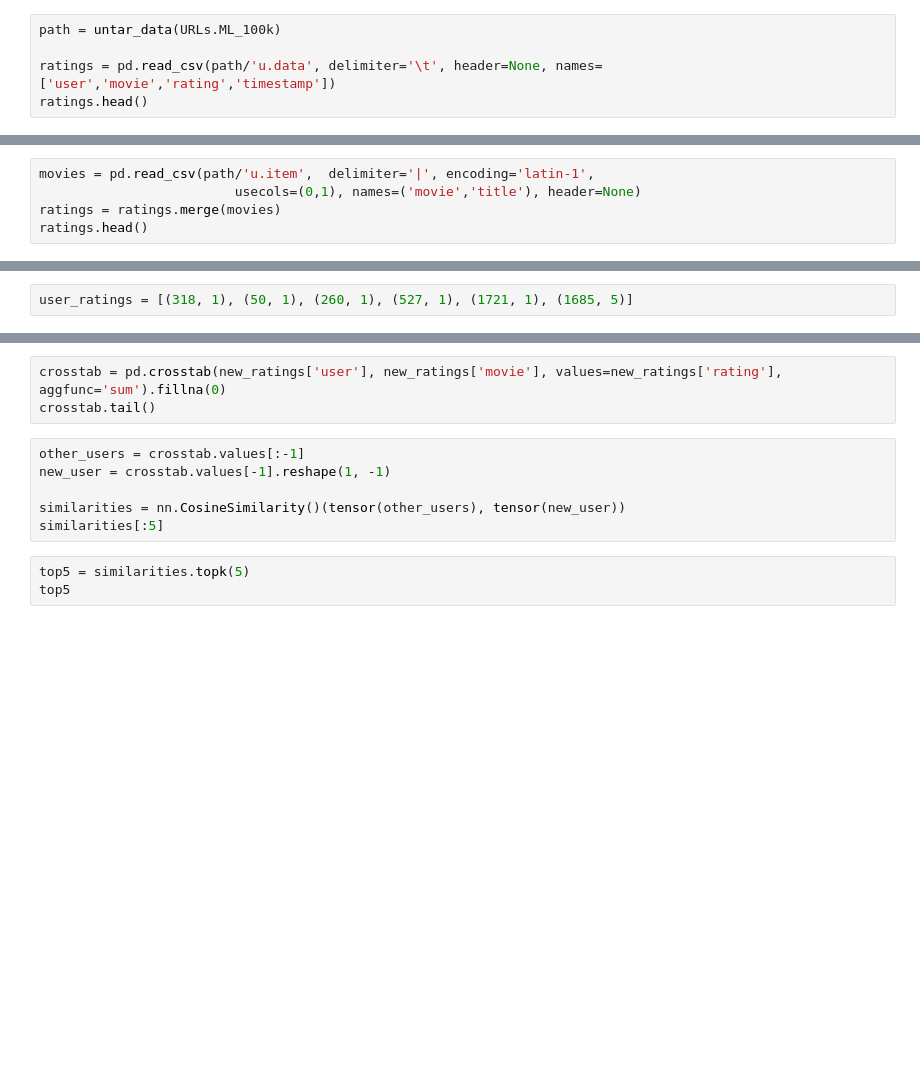
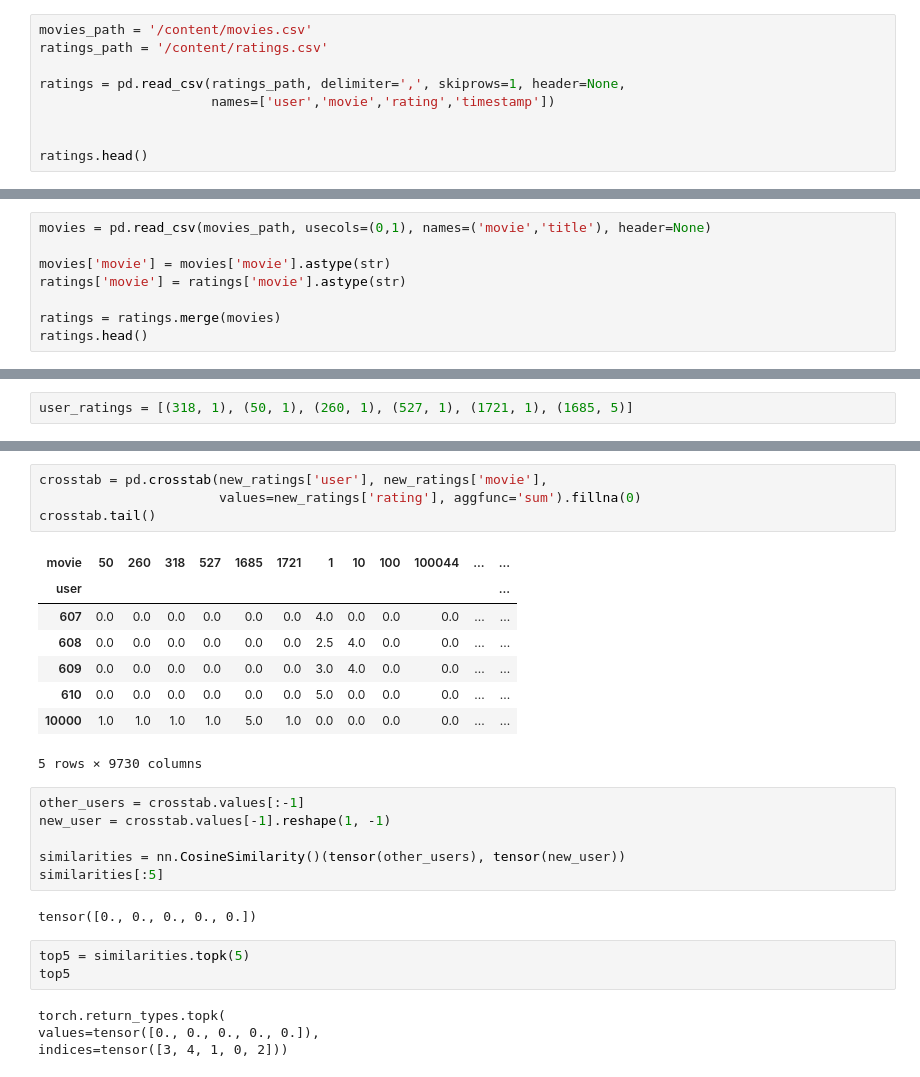
Before and after one commit to Teller501/movie-recommender, a Jupyter notebook: fastAPICollaborativeFiltering.ipynb, the cells around one changed output, grey strips where cells are left out. Drawn from its saved outputs; the diff is of its cells as text; blank space fills up the shorter version.

Commit message:
updated model to utilize correct movies

```diff
--- a/fastAPICollaborativeFiltering.ipynb
+++ b/fastAPICollaborativeFiltering.ipynb
@@ -2,7 +2,11 @@
 from fastai.tabular.all import *
 from fastai.collab import *
 # %%
-path = untar_data(URLs.ML_100k)
+movies_path = '/content/movies.csv'
+ratings_path = '/content/ratings.csv'
 
-ratings = pd.read_csv(path/'u.data', delimiter='\t', header=None, names=['user','movie','rating','timestamp'])
+ratings = pd.read_csv(ratings_path, delimiter=',', skiprows=1, header=None,
+                      names=['user','movie','rating','timestamp'])
+
+
 ratings.head()
@@ -11,5 +37,8 @@ pd.crosstab(ratings.user, ratings.movie, values=ratings.rating, aggfunc='sum')
 # %%
-movies = pd.read_csv(path/'u.item',  delimiter='|', encoding='latin-1',
-                         usecols=(0,1), names=('movie','title'), header=None)
+movies = pd.read_csv(movies_path, usecols=(0,1), names=('movie','title'), header=None)
+
+movies['movie'] = movies['movie'].astype(str)
+ratings['movie'] = ratings['movie'].astype(str)
+
 ratings = ratings.merge(movies)
 ratings.head()
@@ -37,15 +108,31 @@ new_ratings.tail()
 # %%
-crosstab = pd.crosstab(new_ratings['user'], new_ratings['movie'], values=new_ratings['rating'], aggfunc='sum').fillna(0)
+crosstab = pd.crosstab(new_ratings['user'], new_ratings['movie'],
+                       values=new_ratings['rating'], aggfunc='sum').fillna(0)
 crosstab.tail()
+# %% [output]
+| movie | 50 | 260 | 318 | 527 | 1685 | 1721 | 1 | 10 | 100 | 100044 | ... | ... |
+| user |  |  |  |  |  |  |  |  |  |  |  | ... |
+| 607 | 0.0 | 0.0 | 0.0 | 0.0 | 0.0 | 0.0 | 4.0 | 0.0 | 0.0 | 0.0 | ... | ... |
+| 608 | 0.0 | 0.0 | 0.0 | 0.0 | 0.0 | 0.0 | 2.5 | 4.0 | 0.0 | 0.0 | ... | ... |
+| 609 | 0.0 | 0.0 | 0.0 | 0.0 | 0.0 | 0.0 | 3.0 | 4.0 | 0.0 | 0.0 | ... | ... |
+| 610 | 0.0 | 0.0 | 0.0 | 0.0 | 0.0 | 0.0 | 5.0 | 0.0 | 0.0 | 0.0 | ... | ... |
+| 10000 | 1.0 | 1.0 | 1.0 | 1.0 | 5.0 | 1.0 | 0.0 | 0.0 | 0.0 | 0.0 | ... | ... |
+5 rows × 9730 columns
 # %%
 other_users = crosstab.values[:-1]
 new_user = crosstab.values[-1].reshape(1, -1)
 
 similarities = nn.CosineSimilarity()(tensor(other_users), tensor(new_user))
 similarities[:5]
+# %% [output]
+tensor([0., 0., 0., 0., 0.])
 # %%
 top5 = similarities.topk(5)
 top5
+# %% [output]
+torch.return_types.topk(
+values=tensor([0., 0., 0., 0., 0.]),
+indices=tensor([3, 4, 1, 0, 2]))
 # %%
 user_vectors = learn.u_weight.weight[1+top5.indices,:]
 
```
Also changed, not shown: parts of 12 cells of this notebook, 6 other files.
